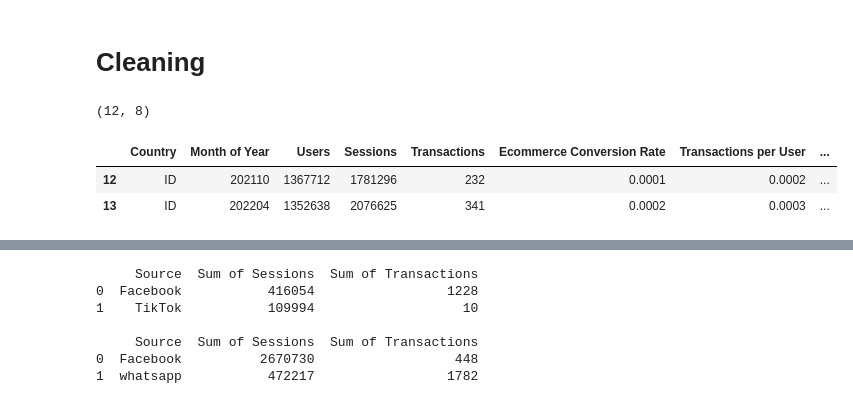
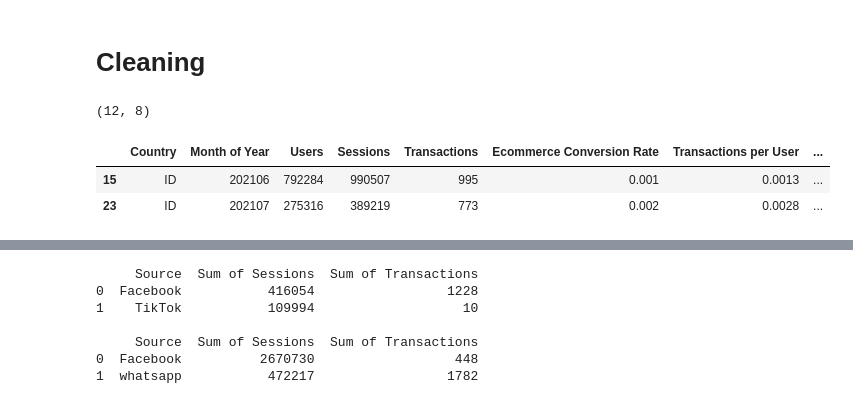
Before and after one commit to vincentwi/school, a Jupyter notebook: spring22/T3/Digital MS/Final.ipynb, the cells around one changed output, grey strips where cells are left out. Cells and saved outputs as stored; diff of their text form; code cells hidden in the pictures.

```diff
--- a/spring22/T3/Digital MS/Final.ipynb
+++ b/spring22/T3/Digital MS/Final.ipynb
@@ -47,15 +47,17 @@ Channel_Raw
 # %%
 import datetime
 Conversion_Rate_Raw["Month of Year1"] = Conversion_Rate_Raw["Month of Year"].apply(lambda x: datetime.datetime.strptime(str(x), '%Y%m'))
 Conversion_Rate_Raw_ID = Conversion_Rate_Raw.loc[Conversion_Rate_Raw["Country"]=="ID"]
 Conversion_Rate_Raw_AU = Conversion_Rate_Raw.loc[Conversion_Rate_Raw["Country"]=="AU"]
+Conversion_Rate_Raw_ID = Conversion_Rate_Raw_ID.sort_values(by="Month of Year1")
+Conversion_Rate_Raw_AU = Conversion_Rate_Raw_AU.sort_values(by="Month of Year1")
 print(Conversion_Rate_Raw_ID.shape)
 Conversion_Rate_Raw_ID.head(2)
 # %% [output]
 (12, 8)
 |  | Country | Month of Year | Users | Sessions | Transactions | Ecommerce Conversion Rate | Transactions per User | ... |
-| 12 | ID | 202110 | 1367712 | 1781296 | 232 | 0.0001 | 0.0002 | ... |
-| 13 | ID | 202204 | 1352638 | 2076625 | 341 | 0.0002 | 0.0003 | ... |
+| 15 | ID | 202106 | 792284 | 990507 | 995 | 0.001 | 0.0013 | ... |
+| 23 | ID | 202107 | 275316 | 389219 | 773 | 0.002 | 0.0028 | ... |
 # %%
 Social_Medium_Raw["Revenue1"] = Social_Medium_Raw["Revenue"].apply(lambda x: '{:.2f}'.format(float(x[2:].replace(",", ""))).rstrip("0") if type(x) == str else x)
 Social_Medium_Raw["Month of Year1"] = Social_Medium_Raw["Month of Year"].apply(lambda x: datetime.datetime.strptime(str(x), '%Y%m'))
```
Also changed, not shown: parts of 9 cells of this notebook, 1 other file.
